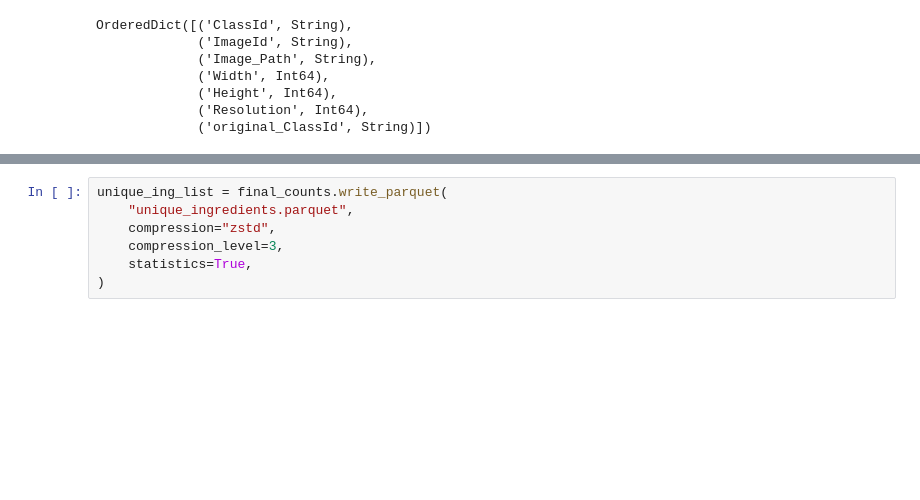
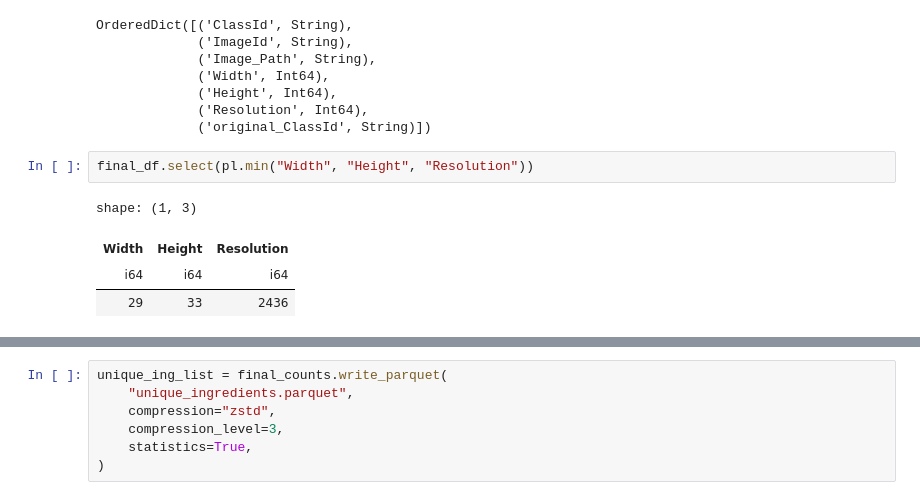
Before and after one commit to teddy661/gotmeals, a Jupyter notebook: EDA/combined_classes_eda.ipynb, the cells around one changed output, grey strips where cells are left out. Saved outputs shown, nothing was run; the diff lists cells and outputs as text; blank space fills up the shorter version.

```diff
--- a/EDA/combined_classes_eda.ipynb
+++ b/EDA/combined_classes_eda.ipynb
@@ -61,3 +61,10 @@ OrderedDict([('ClassId', String),
              ('Height', Int64),
              ('Resolution', Int64),
              ('original_ClassId', String)])
+# %%
+final_df.select(pl.min("Width", "Height", "Resolution"))
+# %% [output]
+shape: (1, 3)
+| Width | Height | Resolution |
+| i64 | i64 | i64 |
+| 29 | 33 | 2436 |
```
Also changed, not shown: parts of 4 cells of this notebook.
